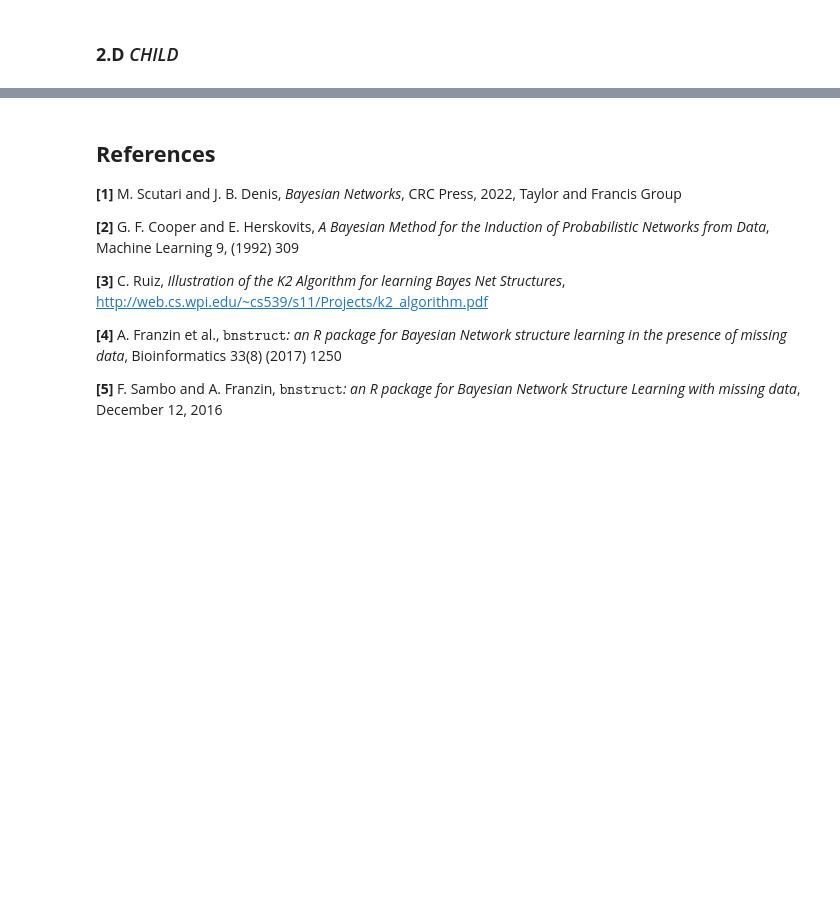
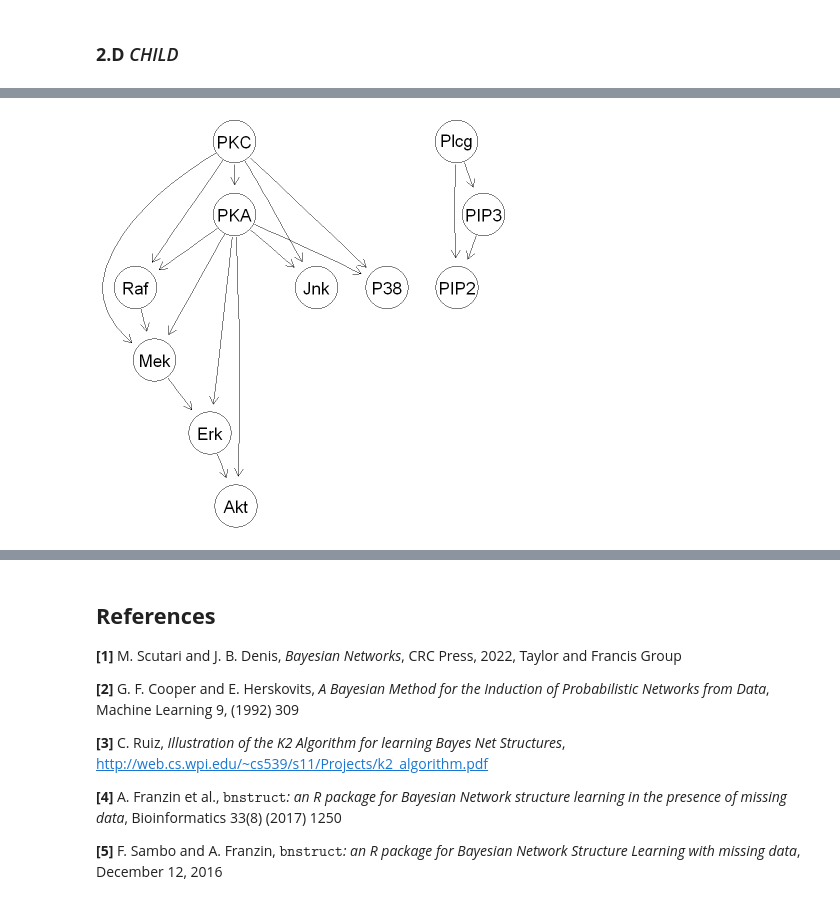
Before and after one commit to GNagaro/bayesian-k2-R, a Jupyter notebook: k2_implementation_and_test.ipynb, the cells around one changed output, grey strips where cells are left out. Drawn from its saved outputs; the diff is of its cells as text; code cells hidden in the pictures; blank space fills up the shorter version.

Commit message:
Graphs
Added graphs at the end of k2 notebook

```diff
--- a/k2_implementation_and_test.ipynb
+++ b/k2_implementation_and_test.ipynb
@@ -401,0 +409,13 @@ Total execution time: 49.46964 s
+# %%
+sachs.modelstring <-
+ paste("[PKC][PKA|PKC][Raf|PKC:PKA][Mek|PKC:PKA:Raf]",
+ "[Erk|Mek:PKA][Akt|Erk:PKA][P38|PKC:PKA]",
+ "[Jnk|PKC:PKA][Plcg][PIP3|Plcg][PIP2|Plcg:PIP3]",sep="")
+dag.sachs <- model2network(sachs.modelstring)
+
+dag.asia = model2network("[asia][smoke][tub|asia][lung|smoke][bronc|smoke][dysp|bronc:either][either|tub:lung][xray|either]")
+# %%
+#We get the exact same graph using our algorithm
+graphviz.compare(dag.sachs,sachs_net$dag)
+# %% [output]
+[figure, added]
```
Also changed, not shown: parts of 14 cells of this notebook, 1 other file.
